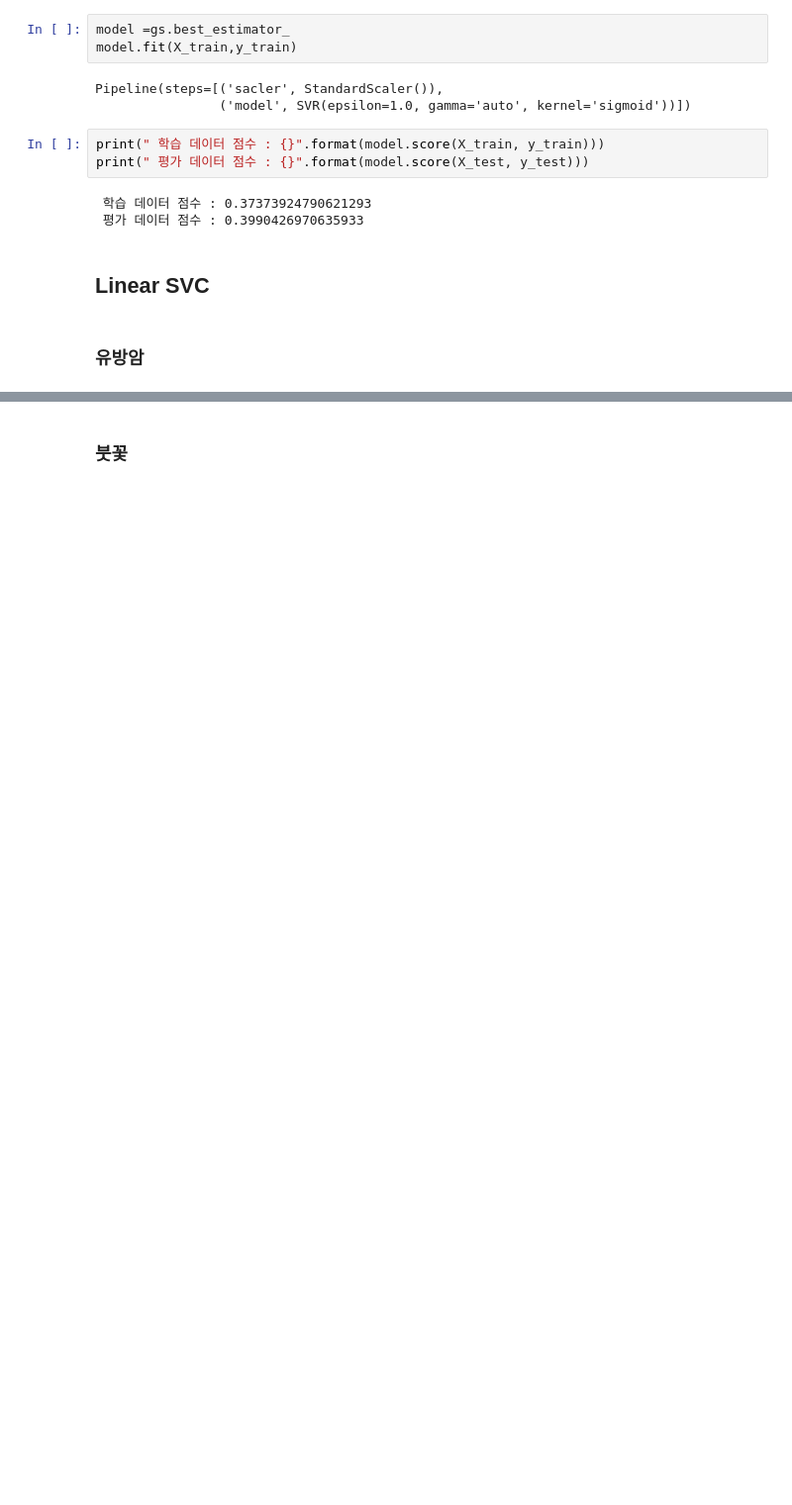
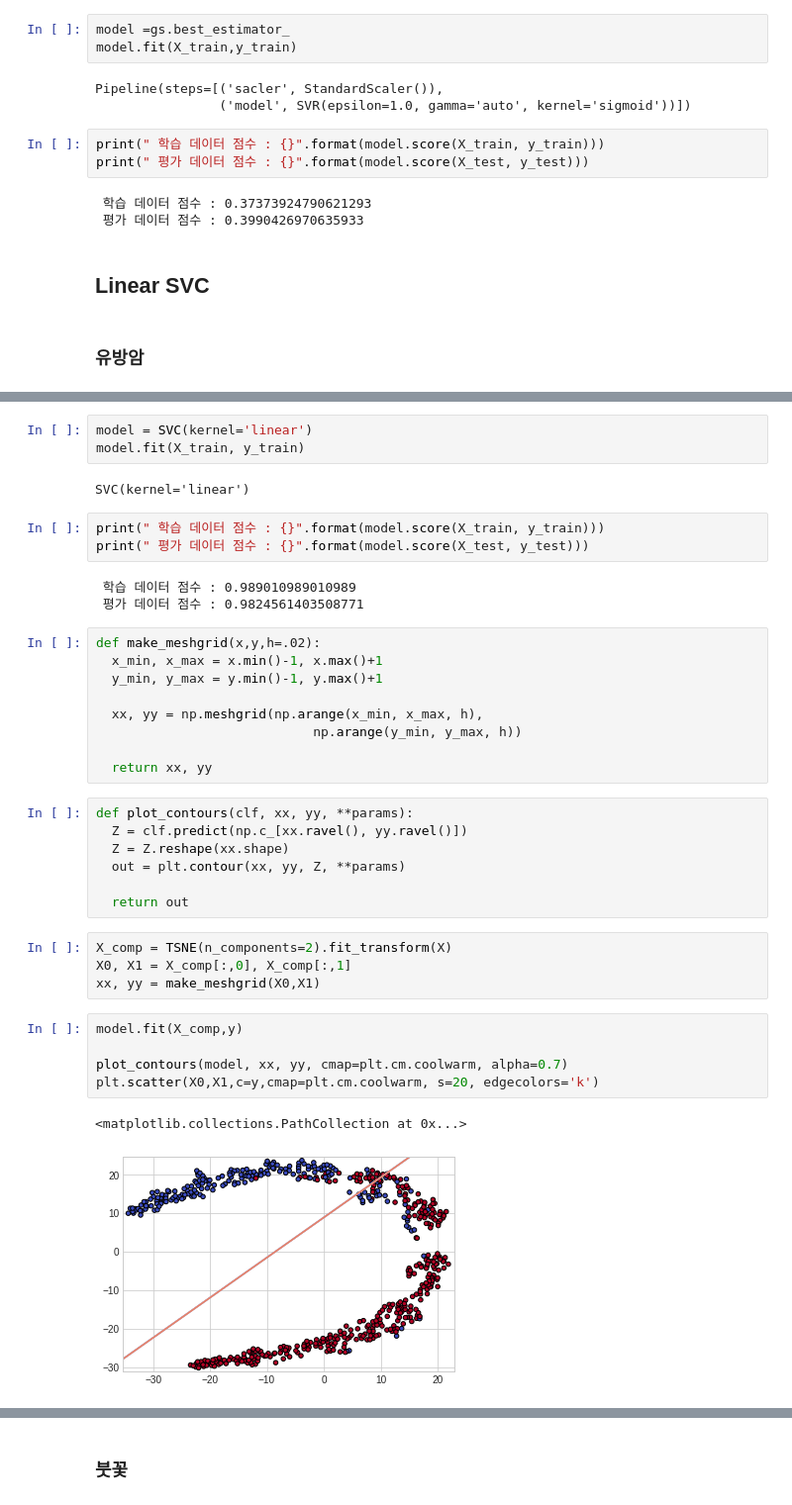
Before and after one commit to Tom-Jung/Suanlab_example, a Jupyter notebook: _5_서포트_벡터_머신(Support_Vector_Machines).ipynb, the cells around one changed output, grey strips where cells are left out. Shown: that part at 99% size. Drawn from its saved outputs; the diff is of its cells as text; blank space fills up the shorter version.

```diff
--- a/_5_서포트_벡터_머신(Support_Vector_Machines).ipynb
+++ b/_5_서포트_벡터_머신(Support_Vector_Machines).ipynb
@@ -731,0 +740,39 @@ print(" 평가 데이터 점수 : {}".format(model.score(X_test, y_test)))
+# %%
+model = SVC(kernel='linear')
+model.fit(X_train, y_train)
+# %% [output]
+SVC(kernel='linear')
+# %%
+print(" 학습 데이터 점수 : {}".format(model.score(X_train, y_train)))
+print(" 평가 데이터 점수 : {}".format(model.score(X_test, y_test)))
+# %% [output]
+ 학습 데이터 점수 : 0.989010989010989
+ 평가 데이터 점수 : 0.9824561403508771
+# %%
+def make_meshgrid(x,y,h=.02):
+  x_min, x_max = x.min()-1, x.max()+1
+  y_min, y_max = y.min()-1, y.max()+1
+
+  xx, yy = np.meshgrid(np.arange(x_min, x_max, h),
+                            np.arange(y_min, y_max, h))
+
+  return xx, yy
+# %%
+def plot_contours(clf, xx, yy, **params):
+  Z = clf.predict(np.c_[xx.ravel(), yy.ravel()])
+  Z = Z.reshape(xx.shape)
+  out = plt.contour(xx, yy, Z, **params)
+
+  return out
+# %%
+X_comp = TSNE(n_components=2).fit_transform(X)
+X0, X1 = X_comp[:,0], X_comp[:,1]
+xx, yy = make_meshgrid(X0,X1)
+# %%
+model.fit(X_comp,y)
+
+plot_contours(model, xx, yy, cmap=plt.cm.coolwarm, alpha=0.7)
+plt.scatter(X0,X1,c=y,cmap=plt.cm.coolwarm, s=20, edgecolors='k')
+# %% [output]
+<matplotlib.collections.PathCollection at 0x...>
+[figure, added]
```
Also changed, not shown: parts of 50 cells of this notebook.
